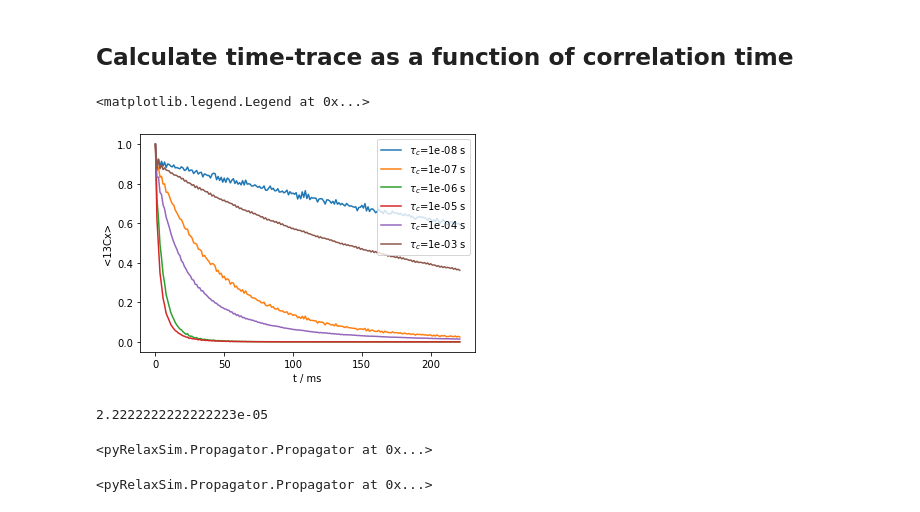
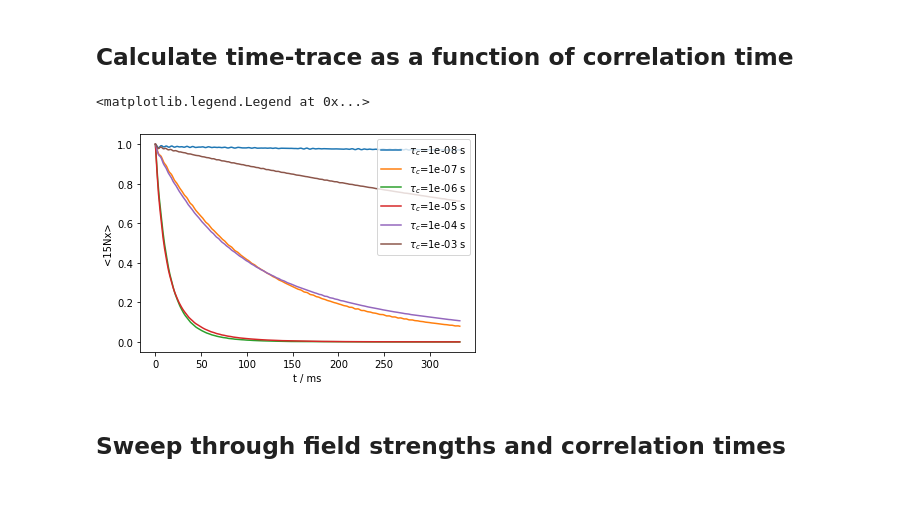
Before and after one commit to alsinmr/SLEEPY, a Jupyter notebook: examples/R1p_relax.ipynb, the cells around one changed output. Cells and saved outputs as stored; diff of their text form; code cells hidden in the pictures.

```diff
--- a/examples/R1p_relax.ipynb
+++ b/examples/R1p_relax.ipynb
@@ -14,40 +14,33 @@ For relaxation induced by exchange, we always build the spin system with at leas
 
 pyRelaxSim takes the main experimental parameters (excepting rf fields) upon initialization of a spin-system, and then interactions are added afterwards.
 # %%
-ex0=RS.ExpSys(v0H=600,vr=45000,Nucs=['13C','1H'])     #1-spin system at 600 MHz (14.1 T)
-delta=RS.Tools.dipole_coupling(.109,'1H','13C')       #Built-in dipole coupling calculator
-ex0.set_inter(Type='dipole',i0=0,i1=1,delta=delta)    #Dipole coupling
+ex0=RS.ExpSys(v0H=600,vr=60000,Nucs=['15N','1H'],pwdavg=RS.PowderAvg(q=3))     #1-spin system at 600 MHz (14.1 T)
+delta=RS.Tools.dipole_coupling(.104,'1H','15N')       #Built-in dipole coupling calculator
+ex0.set_inter(Type='dipole',i0=0,i1=1,delta=22954)    #Dipole coupling
 ex1=ex0.copy()   #Copies the spin-system
-ex1.set_inter(Type='dipole',i0=0,i1=1,delta=delta,euler=[0,15*np.pi/180,0])   #30 degree hop of dipole coupling
+ex1.set_inter(Type='dipole',i0=0,i1=1,delta=22954,euler=[0,20*np.pi/180,0])   #30 degree hop of dipole coupling
 # %% [markdown]
 ## Define Liouvillian, pulse sequence, initial density operator, detection operator
 # %%
 L=RS.Liouvillian((ex0,ex1))  #Liouvillian with both Hamiltonians
 seq=RS.Sequence(L)
-seq.add_channel('13C',v1=25000) #Constant field (25 kHz) applied
-rho=RS.Rho(rho0='13Cx',detect='13Cx',L=L)   #Specify by Nucleus type and operator type
+seq.add_channel('15N',v1=30000) #Constant field (25 kHz) applied
+rho=RS.Rho(rho0='15Nx',detect='15Nx',L=L)   #Specify by Nucleus type and operator type
 # %% [markdown]
 ## Calculate time-trace as a function of correlation time
 # %%
 tc0=np.logspace(-8,-3,6)   #Correlation time axis
+# tc0=[1e-7]
 fig=plt.figure()
 ax=fig.add_subplot(111)  #Axis for plotting results
 for tc in tc0:
     L.kex=[[-1/(2*tc),1/(2*tc)],[1/(2*tc),-1/(2*tc)]]
     U=seq.U()**50  #Propagator for 50 rotor periods (L.U() returns 1 rotor period, **50 raises it to 50 rotor periods)
 
     rho.clear()  #Clear all information out of rho
-    rho.DetProp(U,n=200)  #Detect and then apply propagator 100 times (so 5000 rotor cycles)
+    rho.DetProp(U,n=400)  #Detect and then apply propagator 100 times (so 5000 rotor cycles)
     rho.plot(ax=ax)
 ax.legend([r'$\tau_c$='+f'{tc:.0e} s' for tc in tc0],loc='upper right')
 # %% [output]
 <matplotlib.legend.Legend at 0x...>
-[figure, old version]
+[figure, new version]
-# %%
-seq.Dt
-# %% [output]
-2.2222222222222223e-05
-# %%
-U
-# %% [output]
-<pyRelaxSim.Propagator.Propagator at 0x...>
@@ -56,4 +47,2 @@ U=seq.U()
-# %%
-U
-# %% [output]
-<pyRelaxSim.Propagator.Propagator at 0x...>
+# %% [markdown]
+## Sweep through field strengths and correlation times
```
Also changed, not shown: parts of 4 cells of this notebook, 8 other files.
